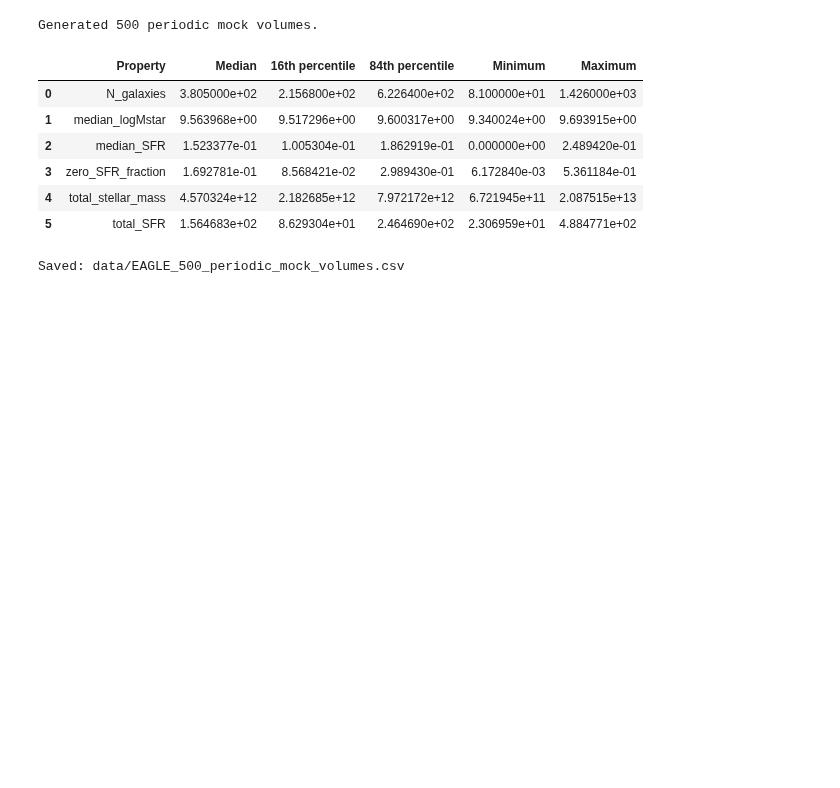
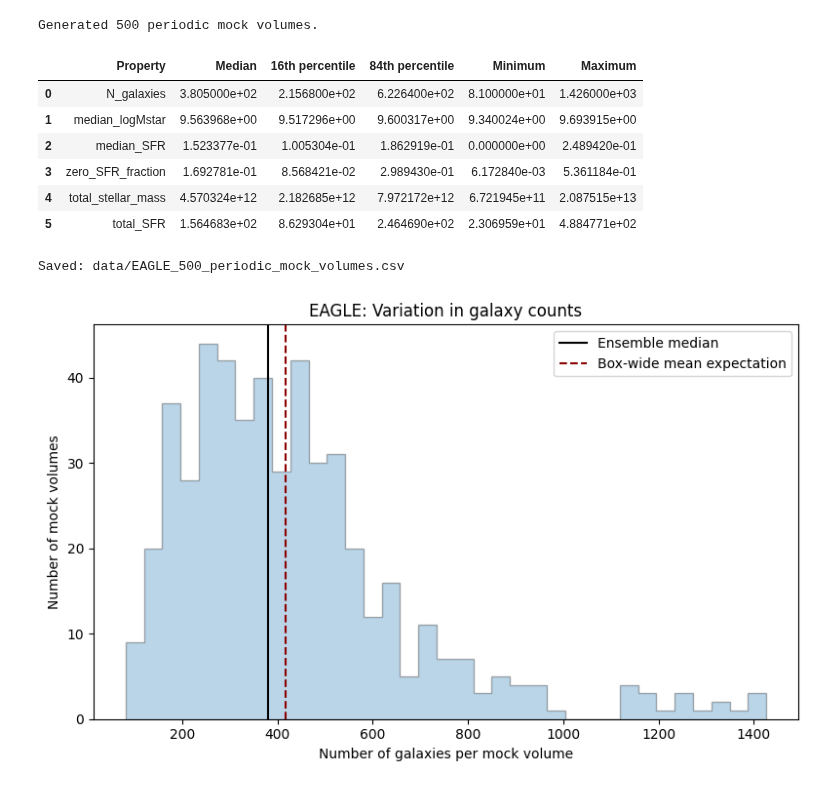
Before and after one commit to saatour/GW170817, a Jupyter notebook: 20261013_EAGLE_simulation_analysis_Chapter6.ipynb, the cells around one changed output. Cells and saved outputs as stored; diff of their text form; code cells hidden in the pictures; blank space fills up the shorter version.

```diff
--- a/20261013_EAGLE_simulation_analysis_Chapter6.ipynb
+++ b/20261013_EAGLE_simulation_analysis_Chapter6.ipynb
@@ -1220,3 +1220,41 @@ with open(
 print("Saved:", ensemble_path)
 # %% [output]
 Saved: data/EAGLE_500_periodic_mock_volumes.csv
+# %%
+fig, ax = plt.subplots(figsize=(8, 5))
+
+ax.hist(
+    ensemble["N_galaxies"],
+    bins=35,
+    histtype="stepfilled",
+    alpha=0.3,
+    edgecolor="black"
+)
+
+ax.axvline(
+    ensemble["N_galaxies"].median(),
+    color="black",
+    linewidth=1.5,
+    label="Ensemble median"
+)
+
+ax.axvline(
+    threshold_df.loc[
+        threshold_df["logM_limit"] == 9.0,
+        "expected_N_mock"
+    ].iloc[0],
+    color="darkred",
+    linestyle="--",
+    linewidth=1.5,
+    label="Box-wide mean expectation"
+)
+
+ax.set_xlabel("Number of galaxies per mock volume")
+ax.set_ylabel("Number of mock volumes")
+ax.set_title("EAGLE: Variation in galaxy counts")
+
+ax.legend()
+plt.tight_layout()
+plt.show()
+# %% [output]
+[figure, added]
```
Also changed, not shown: parts of 2 cells of this notebook.
